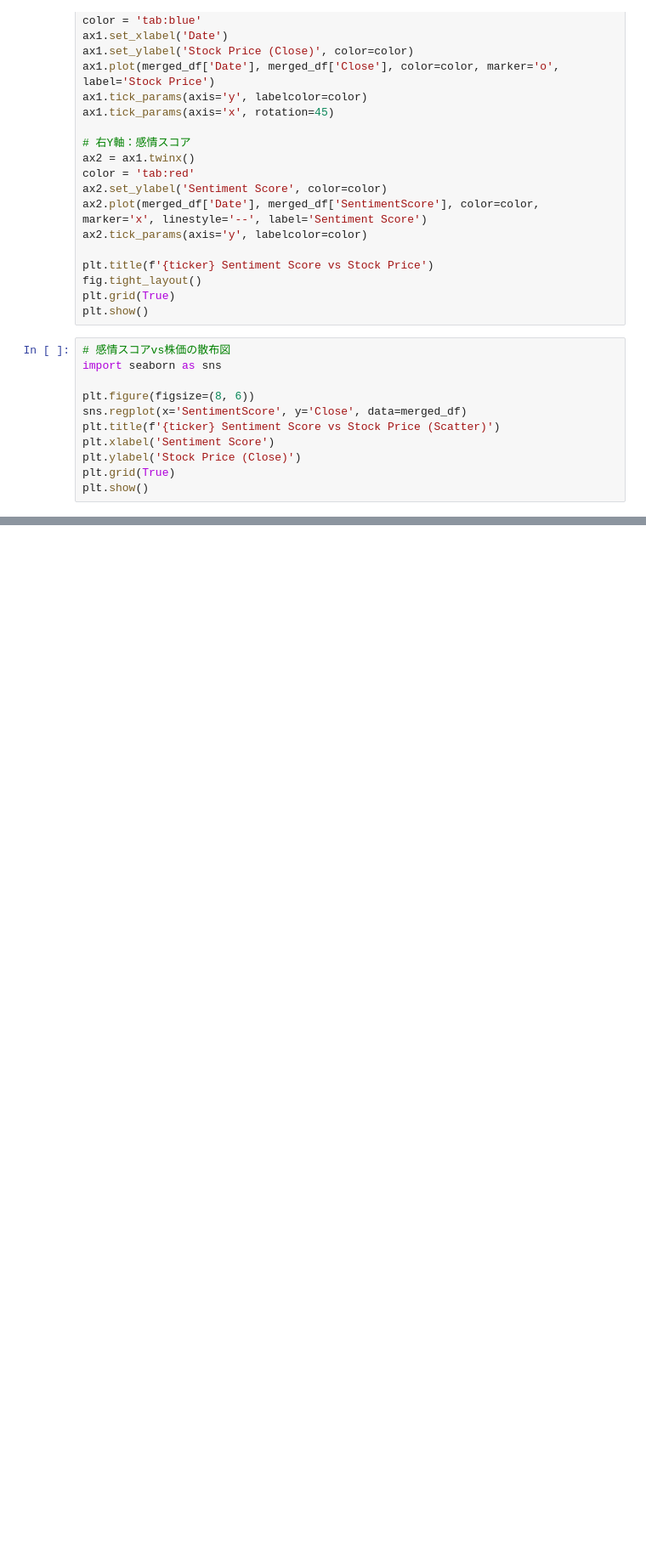
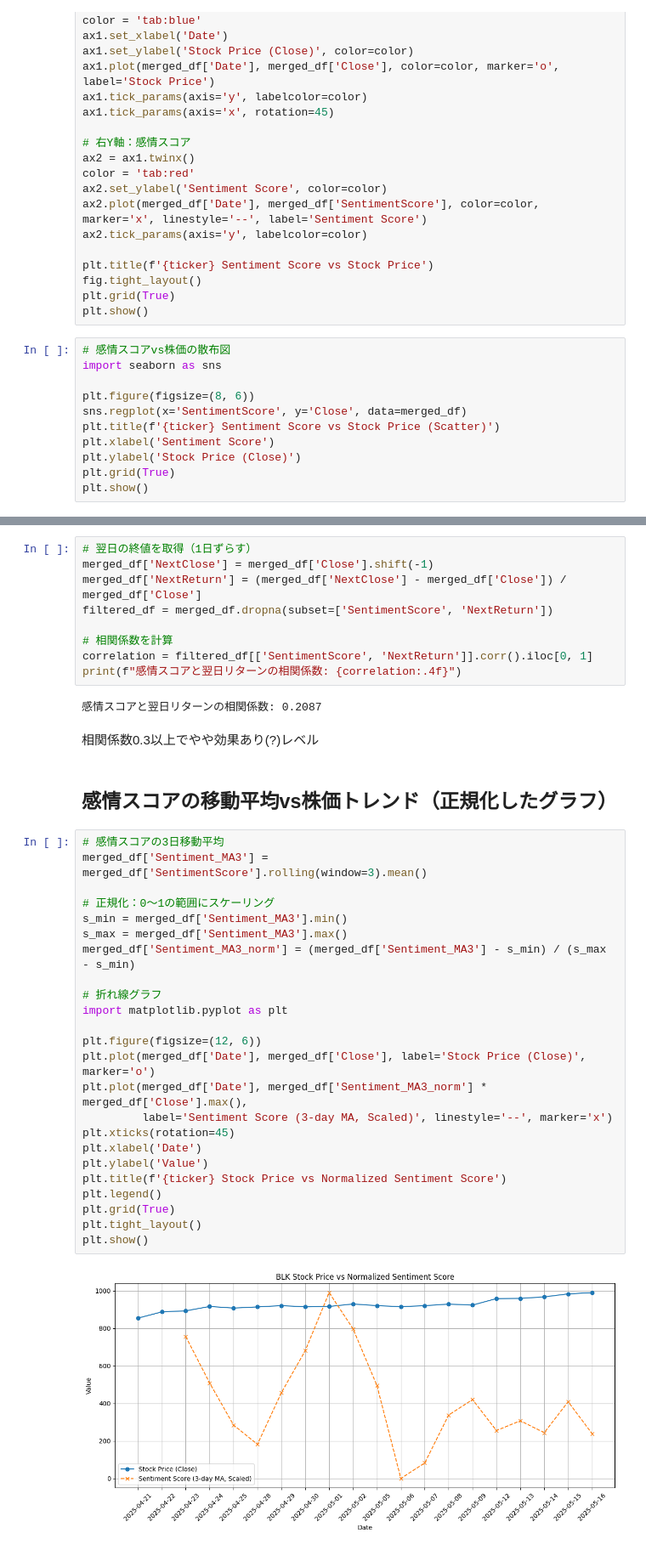
Before and after one commit to Junxzi/blackrock-news-sentiment, a Jupyter notebook: notebooks/finbert_sentiment_analysis.ipynb, the cells around one changed output, grey strips where cells are left out. Shown: that part at 85% size. Cells and saved outputs as stored; diff of their text form; blank space fills up the shorter version.

```diff
--- a/notebooks/finbert_sentiment_analysis.ipynb
+++ b/notebooks/finbert_sentiment_analysis.ipynb
@@ -116,0 +119,41 @@ plt.show()
+# %%
+# 翌日の終値を取得（1日ずらす）
+merged_df['NextClose'] = merged_df['Close'].shift(-1)
+merged_df['NextReturn'] = (merged_df['NextClose'] - merged_df['Close']) / merged_df['Close']
+filtered_df = merged_df.dropna(subset=['SentimentScore', 'NextReturn'])
+
+# 相関係数を計算
+correlation = filtered_df[['SentimentScore', 'NextReturn']].corr().iloc[0, 1]
+print(f"感情スコアと翌日リターンの相関係数: {correlation:.4f}")
+# %% [output]
+感情スコアと翌日リターンの相関係数: 0.2087
+# %% [markdown]
+相関係数0.3以上でやや効果あり(?)レベル
+# %% [markdown]
+## 感情スコアの移動平均vs株価トレンド（正規化したグラフ）
+# %%
+# 感情スコアの3日移動平均
+merged_df['Sentiment_MA3'] = merged_df['SentimentScore'].rolling(window=3).mean()
+
+# 正規化：0〜1の範囲にスケーリング
+s_min = merged_df['Sentiment_MA3'].min()
+s_max = merged_df['Sentiment_MA3'].max()
+merged_df['Sentiment_MA3_norm'] = (merged_df['Sentiment_MA3'] - s_min) / (s_max - s_min)
+
+# 折れ線グラフ
+import matplotlib.pyplot as plt
+
+plt.figure(figsize=(12, 6))
+plt.plot(merged_df['Date'], merged_df['Close'], label='Stock Price (Close)', marker='o')
+plt.plot(merged_df['Date'], merged_df['Sentiment_MA3_norm'] * merged_df['Close'].max(),
+         label='Sentiment Score (3-day MA, Scaled)', linestyle='--', marker='x')
+plt.xticks(rotation=45)
+plt.xlabel('Date')
+plt.ylabel('Value')
+plt.title(f'{ticker} Stock Price vs Normalized Sentiment Score')
+plt.legend()
+plt.grid(True)
+plt.tight_layout()
+plt.show()
+# %% [output]
+[figure, added]
```
Also changed, not shown: parts of 6 cells of this notebook, 6 other files.
